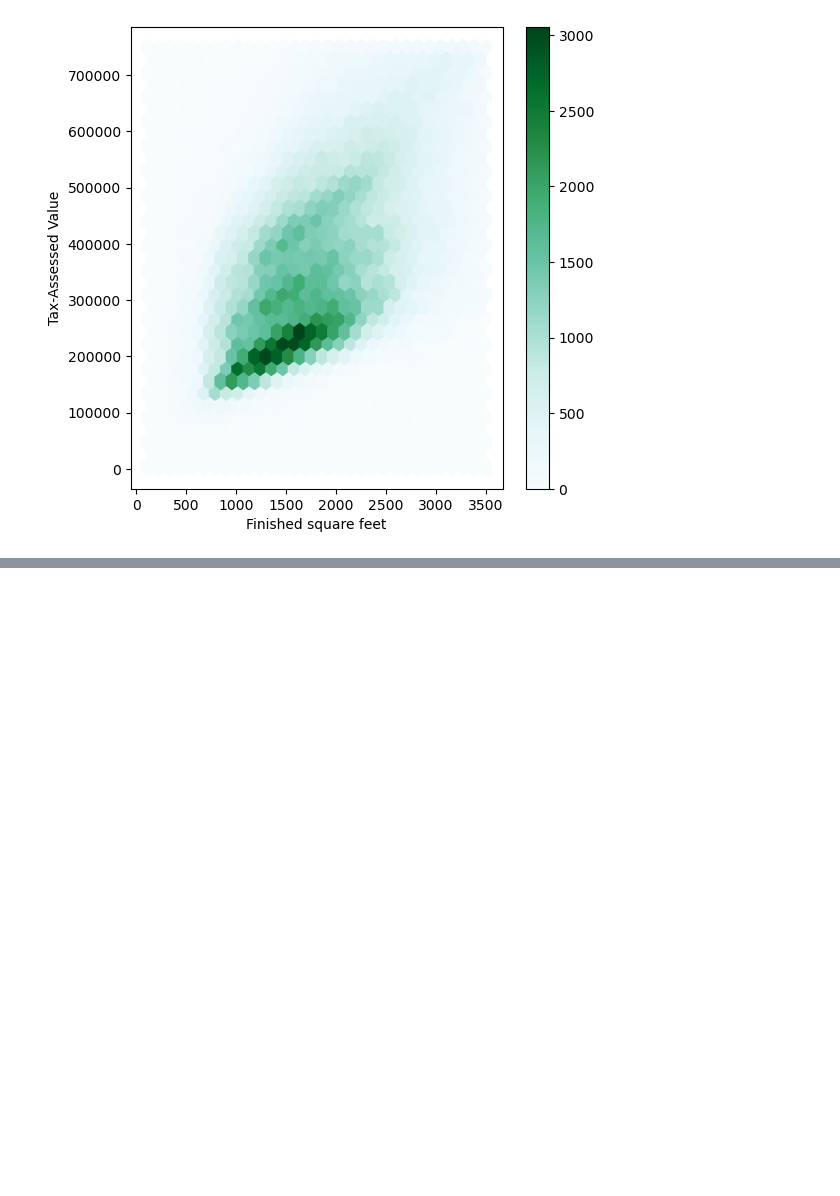
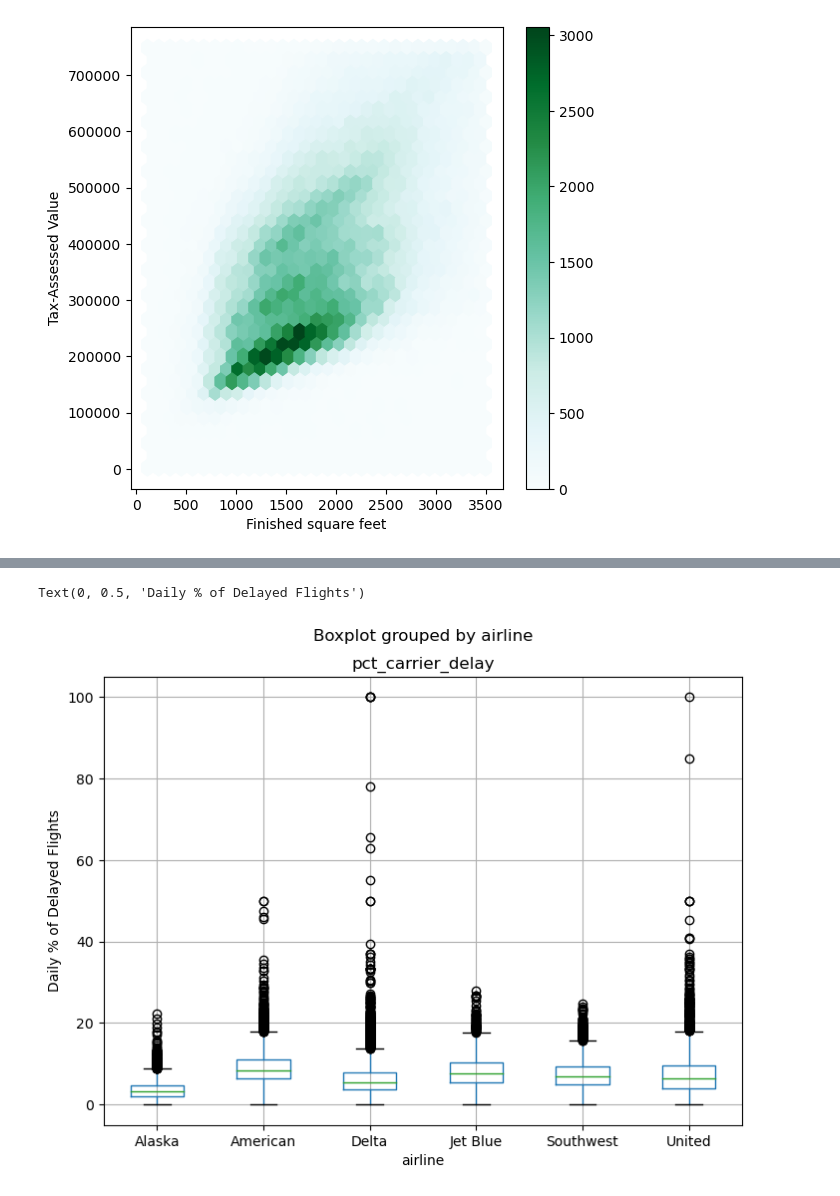
Before and after one commit to dnewbie25/PracticaL-Statistics-with-Python, a Jupyter notebook: CH1_EDA/mean_median.ipynb, the cells around one changed output, grey strips where cells are left out. Drawn from its saved outputs; the diff is of its cells as text; code cells hidden in the pictures; blank space fills up the shorter version.

```diff
--- a/CH1_EDA/mean_median.ipynb
+++ b/CH1_EDA/mean_median.ipynb
@@ -201,0 +206,3 @@ Text(0, 0.5, 'Tax-Assessed Value')
+# %%
+airlines_data = pd.read_csv("airline_stats.csv")
+airlines_data.head()
@@ -201,0 +216,6 @@ Text(0, 0.5, 'Tax-Assessed Value')
+# %%
+multi_box = airlines_data.boxplot(by="airline",column="pct_carrier_delay",figsize=(8,6))
+multi_box.set_ylabel("Daily % of Delayed Flights")
+# %% [output]
+Text(0, 0.5, 'Daily % of Delayed Flights')
+[figure, added]
```
Also changed, not shown: parts of 4 cells of this notebook, 1 other file.
